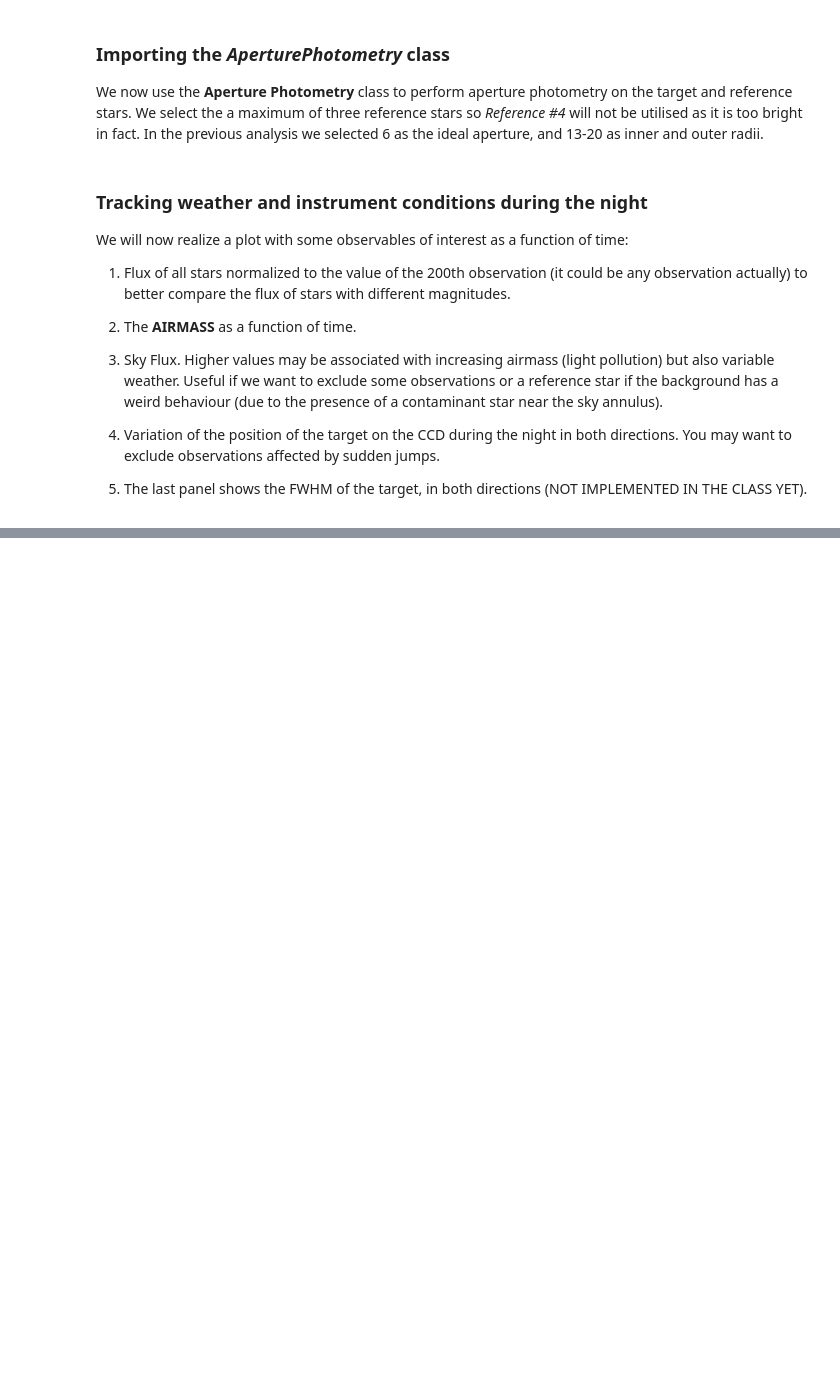
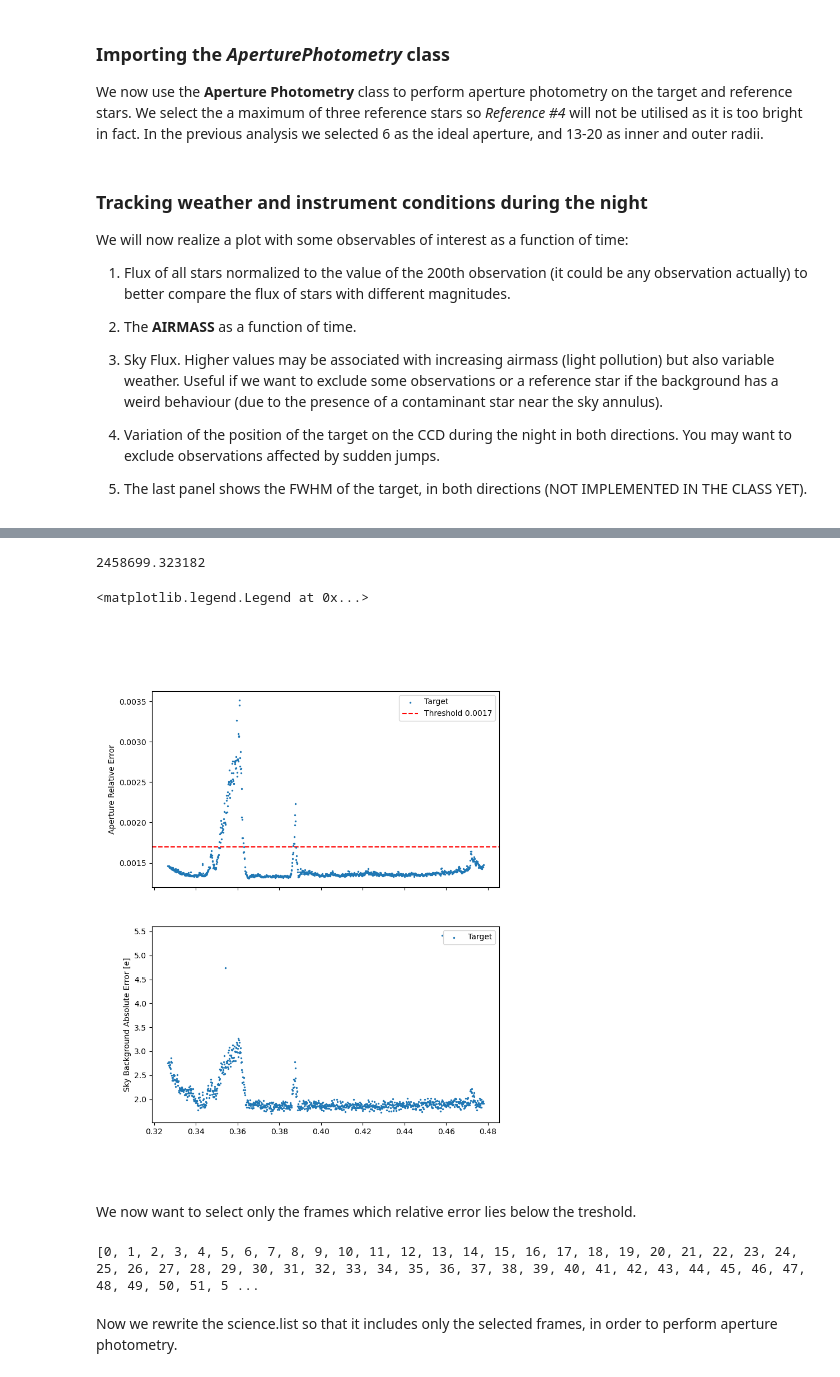
Before and after one commit to LFiaccadori/Astrolab2, a Jupyter notebook: 07 - Differential Photometry.ipynb, the cells around one changed output, grey strips where cells are left out. Cells and saved outputs as stored; diff of their text form; code cells hidden in the pictures; blank space fills up the shorter version.

Commit message:
Differential Photometry v1

```diff
--- a/07 - Differential Photometry.ipynb
+++ b/07 - Differential Photometry.ipynb
@@ -180,0 +227,39 @@ plt.show()
+# %%
+# Verifico che le osservazioni siano iniziate a inizio notte.
+print(target_ap06.julian_date[0])
+# Corrisponde al 3 agosto 2019 alle 19:45.23 UTC, quindi 20:45.23 locali.
+
+fig, axs = plt.subplots(2, 1, sharex=True, figsize=(8,10))
+
+# Aperture Relative Error Plot
+axs[0].scatter(target_ap06.bjd_tdb-time_offset, target_ap06.aperture_error/target_ap06.aperture, s=2, zorder=3, c='C0', label='Target')
+# Linea orizzontale a 0.0017
+axs[0].axhline(0.0017, color='r', linestyle='--', label='Threshold 0.0017')
+axs[0].set_ylabel('Aperture Relative Error')
+
+axs[0].legend()
+
+# Normalized Flux Plot
+axs[1].scatter(target_ap06.bjd_tdb-time_offset, target_ap06.sky_background_error, s=2, zorder=3, c='C0', label='Target')
+axs[1].set_ylabel('Sky Background Absolute Error [e]')
+
+axs[1].legend()
+# %% [output]
+2458699.323182
+<matplotlib.legend.Legend at 0x...>
+[figure, added]
+# %% [markdown]
+We now want to select only the frames which relative error lies below the treshold.
+# %%
+allowed_frame_numbers = []
+
+for i in range(0, len(target_ap06.aperture)):
+    relative_error = target_ap06.aperture_error[i]/target_ap06.aperture[i]
+    if relative_error <= 0.0017:
+        allowed_frame_numbers.append(i)
+
+print(allowed_frame_numbers, len(allowed_frame_numbers))
+# %% [output]
+[0, 1, 2, 3, 4, 5, 6, 7, 8, 9, 10, 11, 12, 13, 14, 15, 16, 17, 18, 19, 20, 21, 22, 23, 24, 25, 26, 27, 28, 29, 30, 31, 32, 33, 34, 35, 36, 37, 38, 39, 40, 41, 42, 43, 44, 45, 46, 47, 48, 49, 50, 51, 5 ...
+# %% [markdown]
+Now we rewrite the science.list so that it includes only the selected frames, in order to perform aperture photometry.
```
Also changed, not shown: parts of 5 cells of this notebook, 4 other files.
